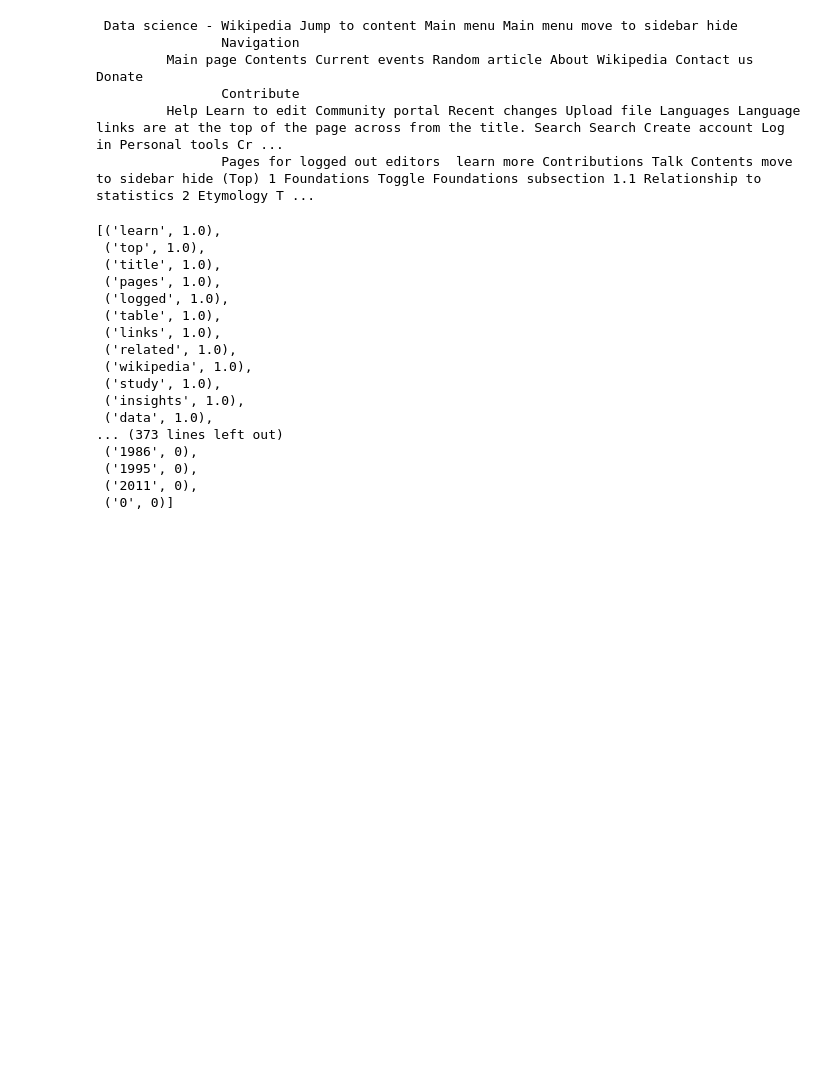
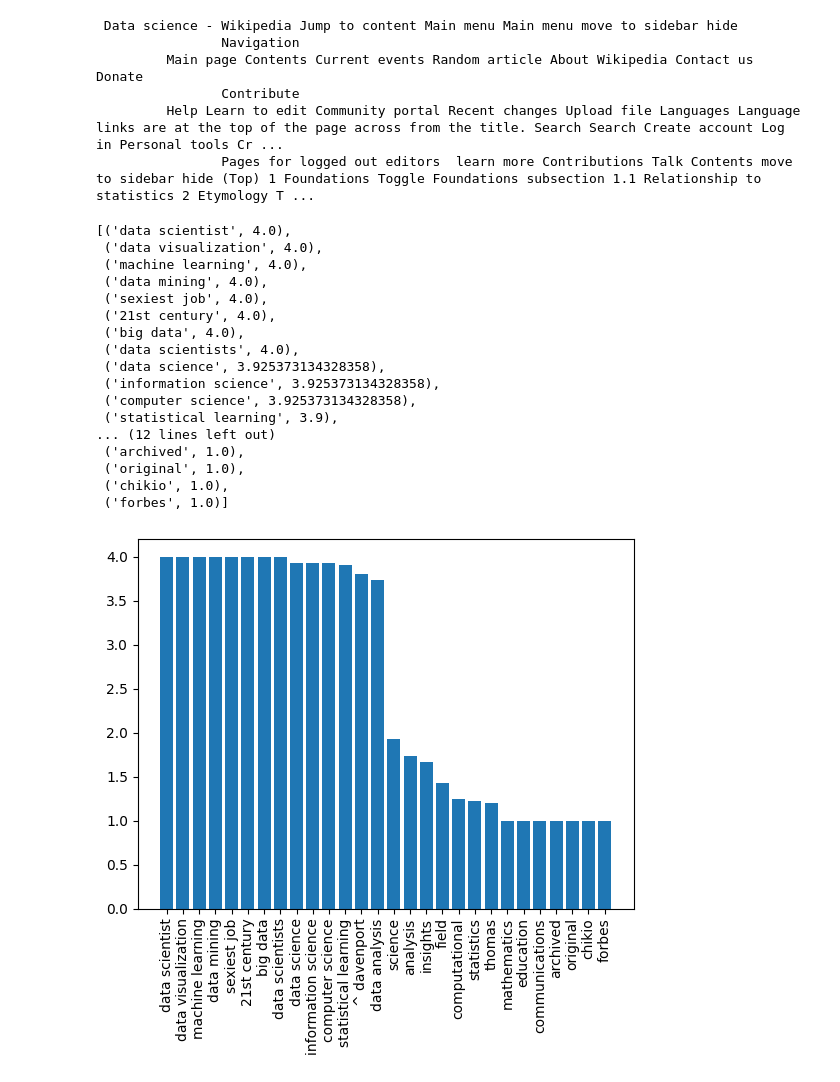
Before and after one commit to nobelnithin/Data_Analytics_IBM, a Jupyter notebook: index.ipynb, the cells around one changed output. Cells and saved outputs as stored; diff of their text form; code cells hidden in the pictures; blank space fills up the shorter version.

Commit message:
Visualization of data

```diff
--- a/index.ipynb
+++ b/index.ipynb
@@ -54,24 +54,36 @@ import sys
 !{system.executable} -m pip install nlp_rake
 # %%
 import nlp_rake
-expo = nlp_rake.Rake(max_words=1,min_freq=1,min_chars=1)
+expo = nlp_rake.Rake(max_words=2,min_freq=3,min_chars=5)
 res = expo.apply(text)
 res
 # %% [output]
-[('learn', 1.0),
- ('top', 1.0),
- ('title', 1.0),
- ('pages', 1.0),
- ('logged', 1.0),
- ('table', 1.0),
- ('links', 1.0),
- ('related', 1.0),
- ('wikipedia', 1.0),
- ('study', 1.0),
- ('insights', 1.0),
- ('data', 1.0),
-... (373 lines left out)
- ('1986', 0),
- ('1995', 0),
- ('2011', 0),
- ('0', 0)]
+[('data scientist', 4.0),
+ ('data visualization', 4.0),
+ ('machine learning', 4.0),
+ ('data mining', 4.0),
+ ('sexiest job', 4.0),
+ ('21st century', 4.0),
+ ('big data', 4.0),
+ ('data scientists', 4.0),
+ ('data science', 3.925373134328358),
+ ('information science', 3.925373134328358),
+ ('computer science', 3.925373134328358),
+ ('statistical learning', 3.9),
+... (12 lines left out)
+ ('archived', 1.0),
+ ('original', 1.0),
+ ('chikio', 1.0),
+ ('forbes', 1.0)]
+# %%
+# visualizing the result
+import matplotlib.pyplot as plt
+
+def plot(pair_list):
+    k,v =zip(*pair_list)
+    plt.bar(range(len(k)),v)
+    plt.xticks(range(len(k)),k,rotation='vertical')
+    plt.show()
+plot(res)
+# %% [output]
+[figure, added]
```
